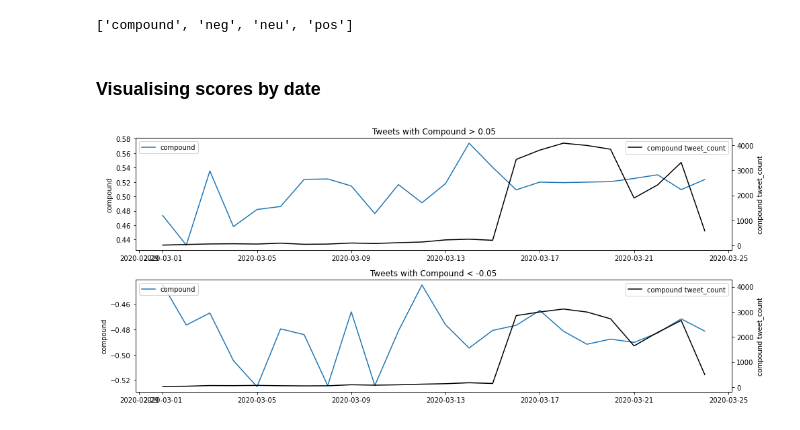
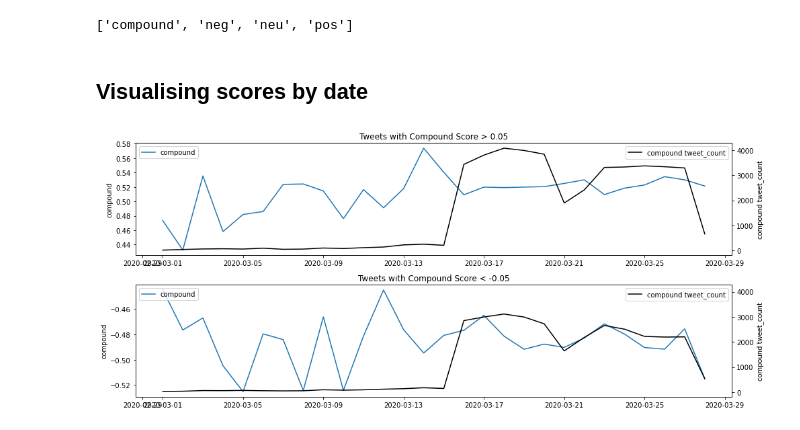
Before and after one commit to noahberhe/COVID-19, a Jupyter notebook: COVID-19 Anxiety Monitor.ipynb, the cells around one changed output. Drawn from its saved outputs; the diff is of its cells as text; code cells hidden in the pictures.

Commit message:
Update tweet function to collect new data

```diff
--- a/COVID-19 Anxiety Monitor.ipynb
+++ b/COVID-19 Anxiety Monitor.ipynb
@@ -39,11 +43,9 @@ def getoldtweets(since, until, query='#Coronavirus', near='London, UK', maxtweet
 '''
 Collate tweets per day into a tweets_dict
 '''
-#tweets_dict = {}
-# Note - Only start with empty dictionary at the start of a project, otherwise just append to existing tweets_dict
-
-start = '2020-03-19'
-datelist = pd.date_range(start, end=pd.datetime.today()).tolist()
+tweets_dict = {}
+start = '2020-03-24'
+datelist = pd.date_range(start, end=datetime.today()-timedelta(days=1)).tolist()
 
 for date in datelist:
     tweets_dict[str(date)[:10]] = getoldtweets(str(date)[:10], str(date+timedelta(days=1))[:10])
@@ -53,5 +55,5 @@ for tweetquery in list(tweets_dict.values()):
     for tweet in tweetquery:
         tweets.append(tweet)
 
-print('Total No. Tweets retrieved',len(tweets))
+print('Total No. Tweets retrieved: ',len(tweets))
 # %% [output]
@@ -59,4 +61,6 @@ print('Total No. Tweets retrieved',len(tweets))
 # %%
+'''Appending new tweets to existing data'''
+
 tweets_df = []
 
 for tweetquery in list(tweets_dict.values()):
@@ -69,7 +73,11 @@ for tweetquery in list(tweets_dict.values()):
 
 tweets_df = pd.DataFrame(tweets_df,columns=['username','tweet_id','date','favorites','hashtags',
                                             'mentions','retweets','replies','text'])
-tweets_df.to_csv('./data/tweets.csv', index=False)
+
+tweets = pd.concat([tweets,tweets_df])
+tweets = tweets.drop_duplicates(ignore_index=True)
+
+tweets.to_csv('./data/tweets.csv', index=False)
 # %% [markdown]
 ## Sentiment Analysis
 
@@ -113,7 +118,7 @@ dvec.feature_names_
 '''Now we can add the scores to the tweets dataframe:'''
 tweets = pd.concat([tweets,pd.DataFrame(vader_scores.toarray(),columns=dvec.feature_names_)],axis=1)
 # %% [markdown]
-### Visualising scores by date
+## Visualising scores by date
 # %%
 '''Group Sentiment by Date and plot'''
 
@@ -131,34 +136,34 @@ ax0 = plt.subplot(211)
 ax1 = ax0.twinx()
 ax2 = plt.subplot(212)
 ax3 = ax2.twinx()
 
 # share y-axes to have both plots to same scale:
 ax1.get_shared_y_axes().join(ax1, ax3)
 
 # Plot data on their respective axes:
 ax0.plot(tweets_pos_valence.groupby(tweets_pos_valence.date.dt.date)['{}'.format(score)].mean(),
            label='{}'.format(score))
 ax0.set_ylabel('{}'.format(score))
 ax0.legend(loc='upper left');
-ax0.set_title('Tweets with Compound > {}'.format(pos_threshold))
+ax0.set_title('Tweets with Compound Score > {}'.format(pos_threshold))
 
 ax1.plot(tweets_pos_valence.groupby(tweets_pos_valence.date.dt.date)['{}'.format(score)].count(),
           label='{} tweet_count'.format(score), c='k')
 ax1.set_ylabel('{} tweet_count'.format(score))
 ax1.legend(loc='upper right');
 
 ax2.plot(tweets_neg_valence.groupby(tweets_neg_valence.date.dt.date)['{}'.format(score)].mean(),
            label='{}'.format(score))
 ax2.set_ylabel('{}'.format(score))
 ax2.legend(loc='upper left');
-ax2.set_title('Tweets with Compound < {}'.format(neg_threshold))
+ax2.set_title('Tweets with Compound Score < {}'.format(neg_threshold))
 
 ax3.plot(tweets_neg_valence.groupby(tweets_neg_valence.date.dt.date)['{}'.format(score)].count(),
           label='{} tweet_count'.format(score), c='k')
 ax3.set_ylabel('{} tweet_count'.format(score))
 ax3.legend(loc='upper right');
 
 plt.tight_layout();
 # %% [output]
-[figure, old version]
+[figure, new version]
 # %%
```
Also changed, not shown: parts of 5 cells of this notebook, 3 other files.
